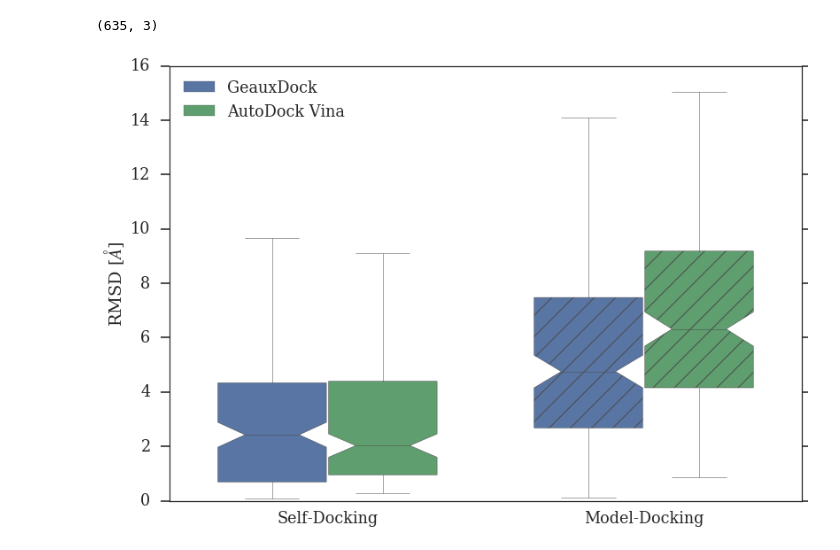
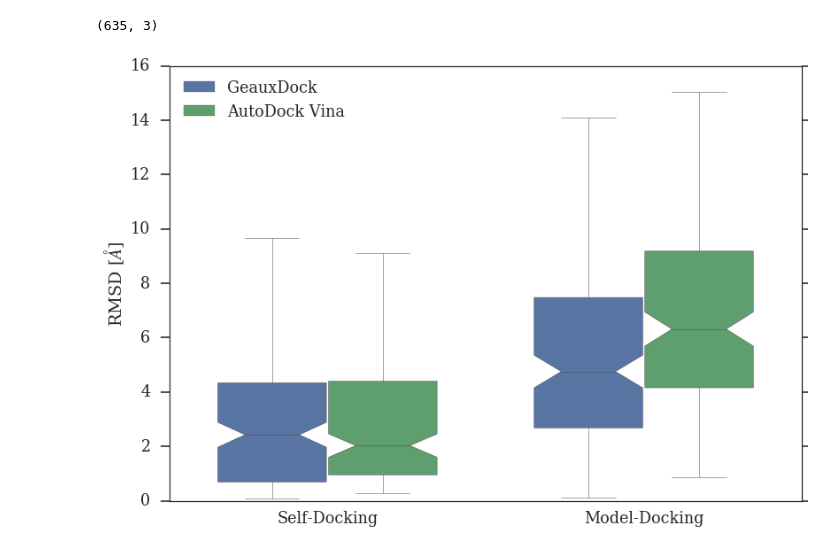
Before and after one commit to EricTing/casf-benchmark, a Jupyter notebook: casf_benchmark/analysis.ipynb, the cells around one changed output. Saved outputs shown, nothing was run; the diff lists cells and outputs as text; code cells hidden in the pictures.

Commit message:
do not use hatch in boxplot
	modified:   casf_benchmark/analysis.ipynb

```diff
--- a/casf_benchmark/analysis.ipynb
+++ b/casf_benchmark/analysis.ipynb
@@ -275,22 +275,22 @@ final_hued_df.shape
 # %%
 plt.figure()
 ax = sns.boxplot(data=final_hued_df, hue="Program", x='Pocket', y='rmsd',
                  showfliers=False,
                  notch=True, linewidth=0.5, width=0.7)
 
-box = ax.artists[0]
-box.set_hatch('0')
-box = ax.artists[1]
-box.set_hatch('0')
+#box = ax.artists[0]
+#box.set_hatch('0')
+#box = ax.artists[1]
+#box.set_hatch('0')
 
-box = ax.artists[2]
-box.set_hatch('/')
-box = ax.artists[3]
-box.set_hatch('/')
+#box = ax.artists[2]
+#box.set_hatch('x')
+#box = ax.artists[3]
+#box.set_hatch('x')
 
 ax.legend(loc='upper left')
 plt.xlabel("")
 plt.ylabel("RMSD [$\AA$]")
 plt.savefig("../dat/rmsd_box.tiff", dpi=300)
 # %% [output]
-[figure, old version]
+[figure, new version]
```
